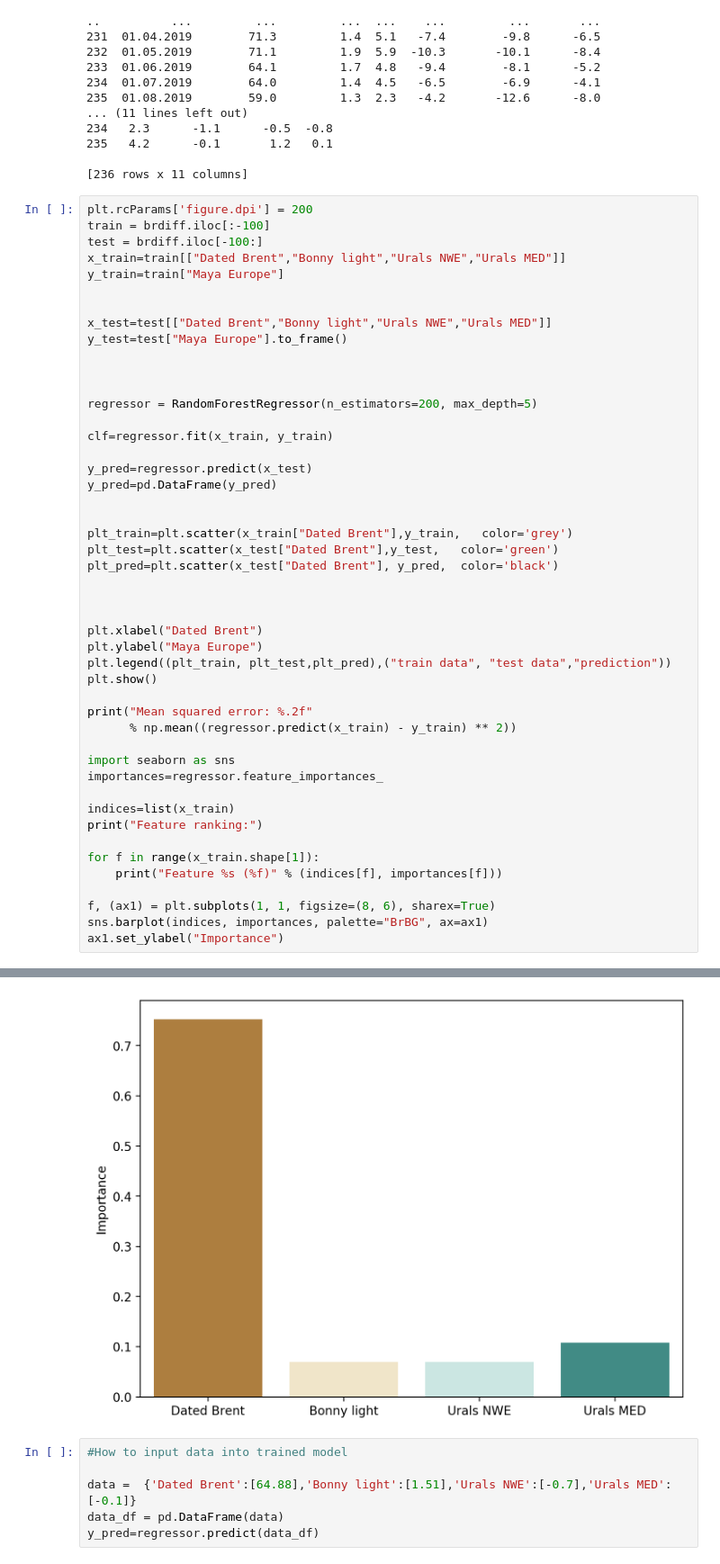
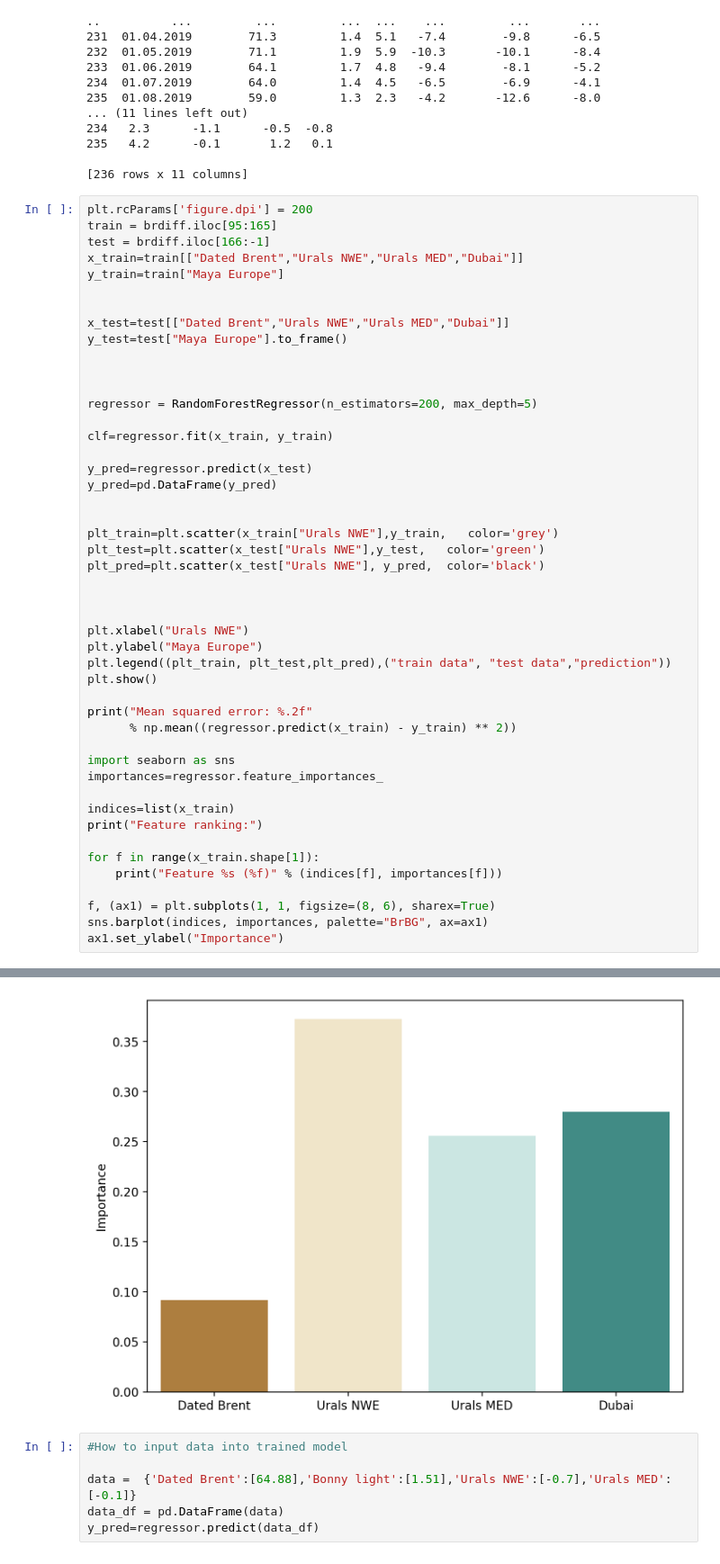
Before and after one commit to kaibawong/differential, a Jupyter notebook: random forest test.ipynb, the cells around one changed output, grey strips where cells are left out. Shown at 90% size. Drawn from its saved outputs; the diff is of its cells as text.

Commit message:
Publish random forest test

```diff
--- a/random forest test.ipynb
+++ b/random forest test.ipynb
@@ -237,13 +237,13 @@ print(brdiff_time)
 [236 rows x 11 columns]
 # %%
 plt.rcParams['figure.dpi'] = 200
-train = brdiff.iloc[:-100]
-test = brdiff.iloc[-100:]
-x_train=train[["Dated Brent","Bonny light","Urals NWE","Urals MED"]]
+train = brdiff.iloc[95:165]
+test = brdiff.iloc[166:-1]
+x_train=train[["Dated Brent","Urals NWE","Urals MED","Dubai"]]
 y_train=train["Maya Europe"]
 
 
-x_test=test[["Dated Brent","Bonny light","Urals NWE","Urals MED"]]
+x_test=test[["Dated Brent","Urals NWE","Urals MED","Dubai"]]
 y_test=test["Maya Europe"].to_frame()
 
 
@@ -256,13 +256,13 @@ y_pred=regressor.predict(x_test)
 y_pred=pd.DataFrame(y_pred)
 
 
-plt_train=plt.scatter(x_train["Dated Brent"],y_train,   color='grey')
-plt_test=plt.scatter(x_test["Dated Brent"],y_test,   color='green')
-plt_pred=plt.scatter(x_test["Dated Brent"], y_pred,  color='black')
+plt_train=plt.scatter(x_train["Urals NWE"],y_train,   color='grey')
+plt_test=plt.scatter(x_test["Urals NWE"],y_test,   color='green')
+plt_pred=plt.scatter(x_test["Urals NWE"], y_pred,  color='black')
 
 
 
-plt.xlabel("Dated Brent")
+plt.xlabel("Urals NWE")
 plt.ylabel("Maya Europe")
 plt.legend((plt_train, plt_test,plt_pred),("train data", "test data","prediction"))
 plt.show()
@@ -293,5 +293,5 @@ Feature Urals MED (0.108077)
 Text(0, 0.5, 'Importance')
-[figure, old version]
+[figure, new version]
 # %%
 #How to input data into trained model
 
```
Also changed, not shown: parts of 4 cells of this notebook, 2 other files.
